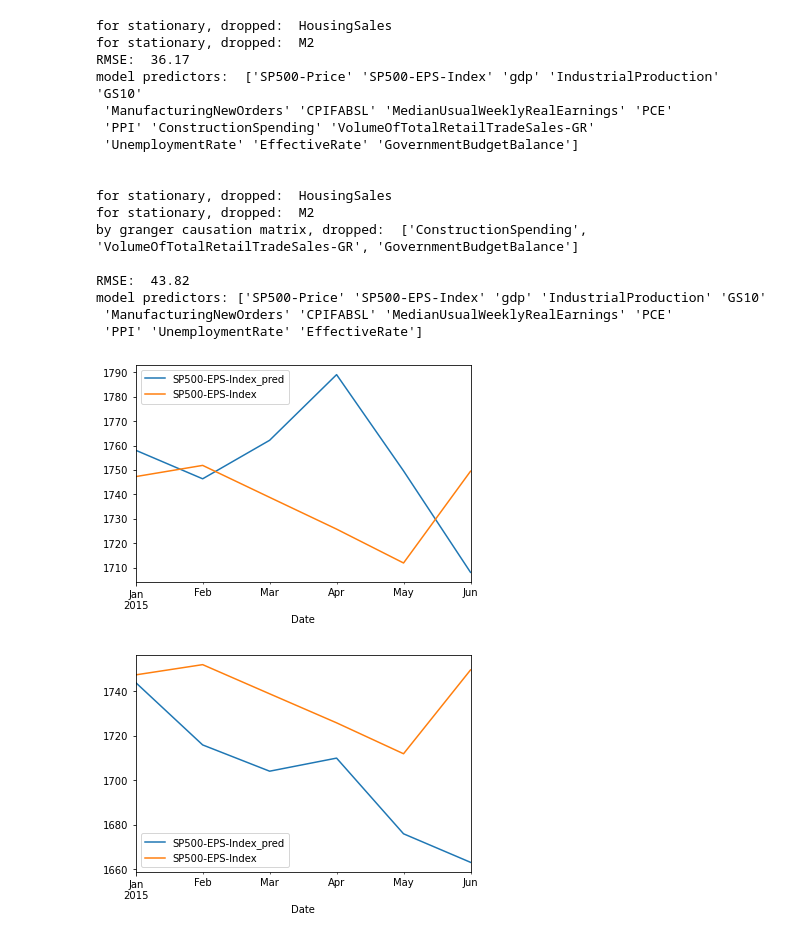
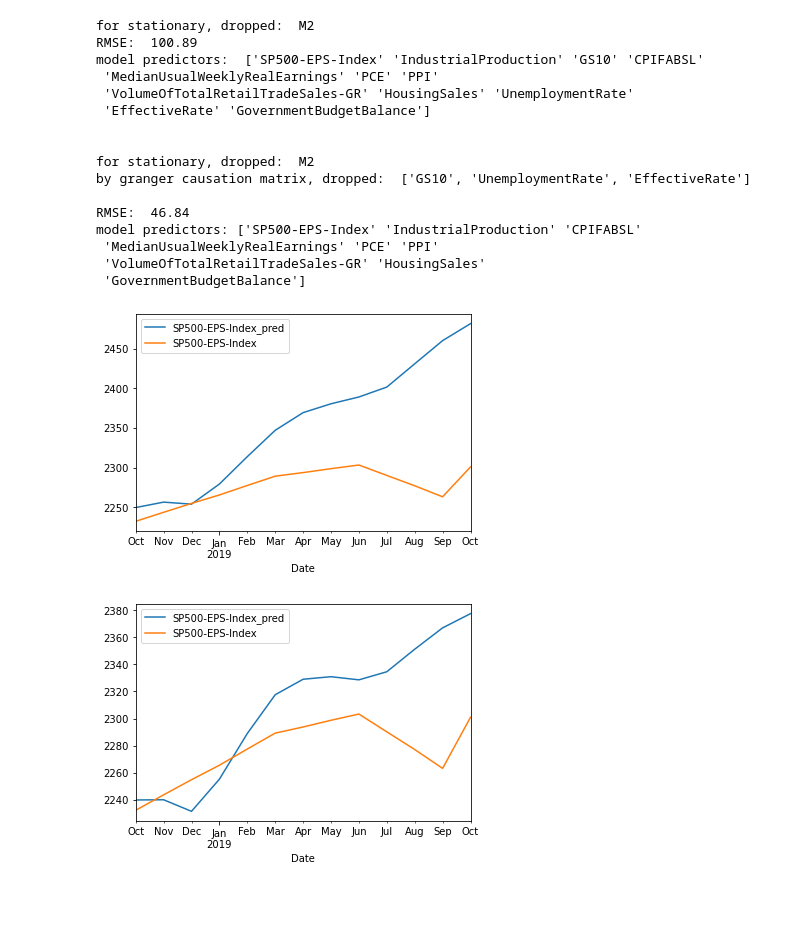
Before and after one commit to chenxd2/DSI-KPMG-Capstone, a Jupyter notebook: Auto_VAR_Class.ipynb, the cells around one changed output. Saved outputs shown, nothing was run; the diff lists cells and outputs as text; code cells hidden in the pictures; blank space fills up the shorter version.

```diff
--- a/Auto_VAR_Class.ipynb
+++ b/Auto_VAR_Class.ipynb
@@ -25,23 +25,26 @@ class AutoVAR():
 
     Params
     ----------
-    data_name: string, name of the dataset.
-            Notice the input dataset must contain a column named 'Date' and contain no NaN value
+    data_name: str, name of the dataset. Notice the input dataset must contain a column named 'Date.'
+    target_name: str, name of target variable
     drop_cols: list of strings, names of columns to drop
     '''
     def __init__(self, data_name, target_name, drop_cols=['Date']):
         #import data
         curr_path = os.getcwd()
-        input_path = os.path.join(curr_path,'merged_data_1020.xlsx')
+        input_path = os.path.join(curr_path, data_name)
         data = pd.read_excel(input_path, engine='openpyxl',)
 
-        #dropna
+        #drop columns and na
+        drop_cols.remove('Date')
+        data.drop(drop_cols, axis=1, inplace=True)
         data.dropna(inplace = True)
         data.reset_index(drop=True, inplace=True)
 
         #set attributes
         self.data_backup = data.copy(deep=False)
-        self.data = data.drop(drop_cols, axis=1)
+        self.data = data.drop(['Date'], axis=1)
+
         self.n = 0
         self.df_result = 0
         self.lag = 0
@@ -50,7 +53,7 @@ class AutoVAR():
         self.target = target_name
 
 
-    def print_data_range(self):
+    def print_date_range(self):
         #Print Range of Date column
         print('Date Range: ', self.data_backup['Date'].iloc[0], '--', self.data_backup['Date'].iloc[-1])
 
@@ -159,6 +162,6 @@ class AutoVAR():
         self.rmse = rmse2
         print('RMSE: ', round(rmse2,2))
 # %%
-var_model = AutoVAR(data_name='merged_data_1020', target_name='SP500-EPS-Index')
-var_model.print_data_range()
+var_model = AutoVAR(data_name='merged_data_1020.xlsx', target_name='SP500-EPS-Index', drop_cols=['Date','SP500-Price','gdp','ManufacturingNewOrders','ConstructionSpending'])
+var_model.print_date_range()
 # %% [output]
@@ -166,32 +169,31 @@ Date Range:  1993-01-01 00:00:00 -- 2019-10-01 00:00:00
 # %%
-d = '2015-01-01 00:00:00'
-n = 6
-l = 12
+d = '2018-10-01 00:00:00'
+n = 13
+l = 15
 
 var_model.run(pred_begin_date=d, n=n, maxlag=l, if_gc=False)
 var_model.df_result.plot()
 print('model predictors: ', var_model.column_name, '\n\n')
 
 var_model.run(pred_begin_date=d, n=n, maxlag=l, if_gc=True)
 var_model.df_result.plot()
 print('model predictors:', var_model.column_name, '\n\n')
 # %% [output]
-for stationary, dropped:  HousingSales
 for stationary, dropped:  M2
-RMSE:  36.17
-model predictors:  ['SP500-Price' 'SP500-EPS-Index' 'gdp' 'IndustrialProduction' 'GS10'
- 'ManufacturingNewOrders' 'CPIFABSL' 'MedianUsualWeeklyRealEarnings' 'PCE'
- 'PPI' 'ConstructionSpending' 'VolumeOfTotalRetailTradeSales-GR'
- 'UnemploymentRate' 'EffectiveRate' 'GovernmentBudgetBalance']
+RMSE:  100.89
+model predictors:  ['SP500-EPS-Index' 'IndustrialProduction' 'GS10' 'CPIFABSL'
+ 'MedianUsualWeeklyRealEarnings' 'PCE' 'PPI'
+ 'VolumeOfTotalRetailTradeSales-GR' 'HousingSales' 'UnemploymentRate'
+ 'EffectiveRate' 'GovernmentBudgetBalance']
 
 
-for stationary, dropped:  HousingSales
 for stationary, dropped:  M2
-by granger causation matrix, dropped:  ['ConstructionSpending', 'VolumeOfTotalRetailTradeSales-GR', 'GovernmentBudgetBalance']
+by granger causation matrix, dropped:  ['GS10', 'UnemploymentRate', 'EffectiveRate']
 
-RMSE:  43.82
-model predictors: ['SP500-Price' 'SP500-EPS-Index' 'gdp' 'IndustrialProduction' 'GS10'
- 'ManufacturingNewOrders' 'CPIFABSL' 'MedianUsualWeeklyRealEarnings' 'PCE'
- 'PPI' 'UnemploymentRate' 'EffectiveRate']
+RMSE:  46.84
+model predictors: ['SP500-EPS-Index' 'IndustrialProduction' 'CPIFABSL'
+ 'MedianUsualWeeklyRealEarnings' 'PCE' 'PPI'
+ 'VolumeOfTotalRetailTradeSales-GR' 'HousingSales'
+ 'GovernmentBudgetBalance']
-[figure, old version]
+[figure, new version]
-[figure, old version]
+[figure, new version]
```
Also changed, not shown: parts of 1 cell of this notebook, 2 other files.
